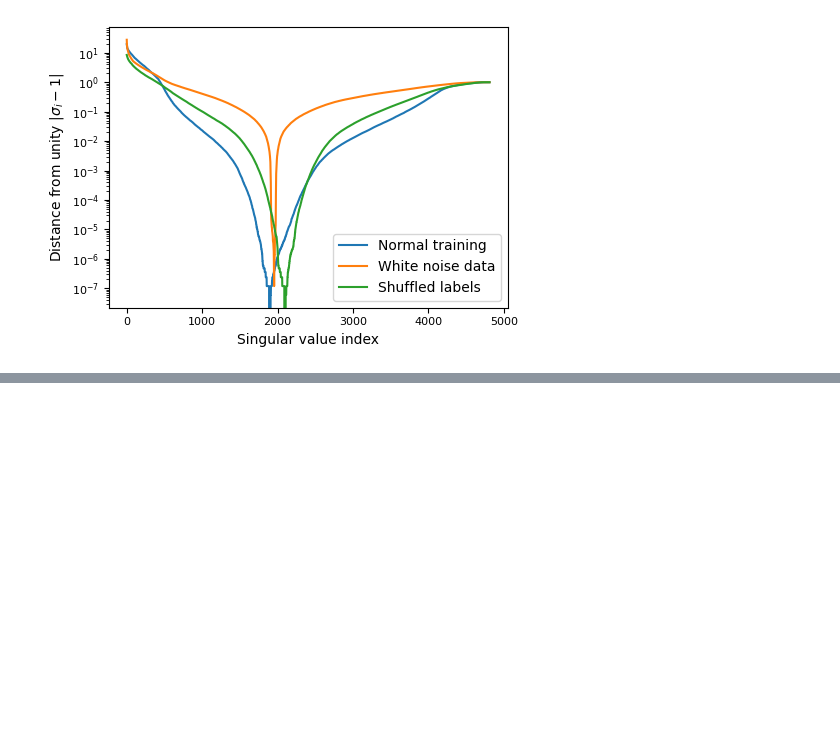
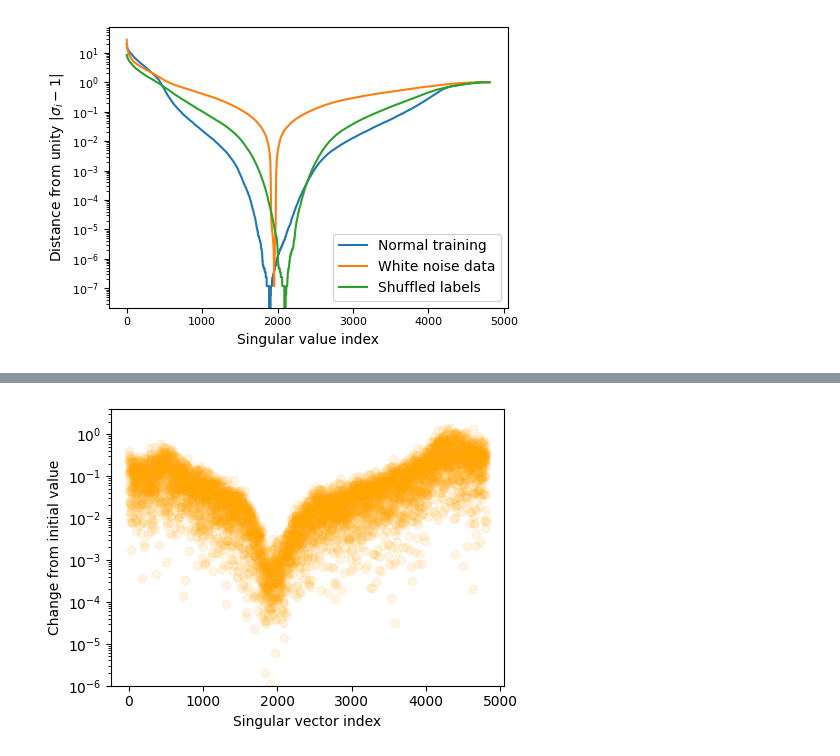
Before and after one commit to EleutherAI/training-jacobian, a Jupyter notebook: experiments.ipynb, the cells around one changed output, grey strips where cells are left out. Drawn from its saved outputs; the diff is of its cells as text; code cells hidden in the pictures; blank space fills up the shorter version.

```diff
--- a/experiments.ipynb
+++ b/experiments.ipynb
@@ -371,0 +374,19 @@ plt.savefig('noise bird.pdf', format='pdf')
+# %%
+def get_delta(cfg, basis = None, return_jac: bool = True):
+    if basis is not None:
+        apply_fn = make_apply_subspace(model, unravel, params_0, basis)
+        params0 = jnp.zeros(len(basis))
+    else:
+        apply_fn = make_apply_full(model, unravel)
+        params0 = params_0
+
+    params_f, _ = train(params0, X_train, Y_train, X_test, Y_test, apply_fn, cfg)
+    if return_jac:
+        jac, _ = jac_fn(params0, X_train, Y_train, X_test, Y_test, apply_fn, cfg)
+        jac_svd = jnp.linalg.svd(jac)
+    else:
+        jac_svd = None
+
+    return params0, params_f, jac_svd, apply_fn
+
+params0, params_f, jac_svd, apply_fn = get_delta(TrainConfig())
@@ -371,0 +467,17 @@ plt.savefig('noise bird.pdf', format='pdf')
+# %%
+import matplotlib.pyplot as plt
+
+deltas = jac_svd.Vh @ (params_f - params0)
+
+plt.figure(figsize=(5, 3.5))  # Adjust figure size to be more paper-friendly
+plt.scatter(jnp.arange(len(deltas)), jnp.abs(deltas), alpha=0.1, label="test KL", color="orange")
+plt.yscale("log")
+plt.xlabel("Singular vector index")
+plt.ylabel("Change from initial value")
+plt.ylim(1e-6, 4)
+
+plt.tight_layout()
+
+plt.savefig('deltas.pdf', format='pdf')
+# %% [output]
+[figure, added]
```
Also changed, not shown: parts of 9 cells of this notebook, 2 other files.
